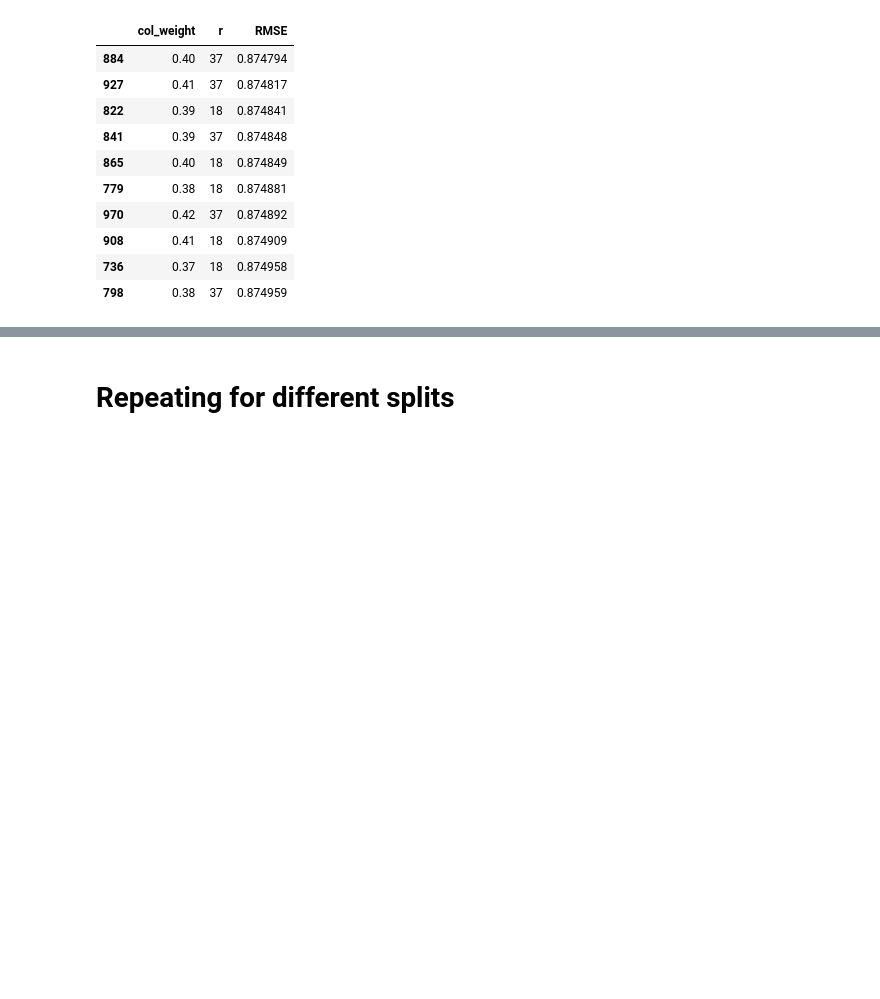
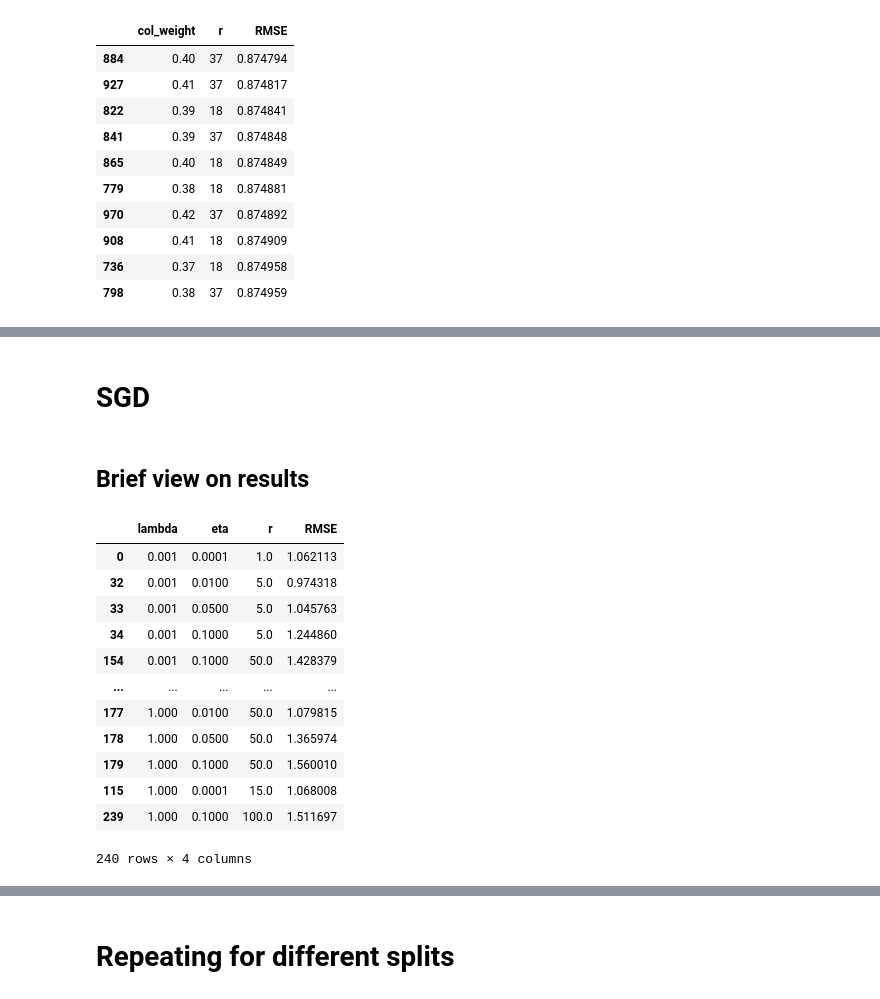
Before and after one commit to dmika1234/MoCaDR_proj1, a Jupyter notebook: src/presenting_results.ipynb, the cells around one changed output, grey strips where cells are left out. Saved outputs shown, nothing was run; the diff lists cells and outputs as text; code cells hidden in the pictures; blank space fills up the shorter version.

```diff
--- a/src/presenting_results.ipynb
+++ b/src/presenting_results.ipynb
@@ -226,0 +247,25 @@ plt.savefig('Report/fig/nmf_r_w.png')
+# %% [markdown]
+# SGD
+# %% [markdown]
+## Brief view on results
+# %%
+res_sgd_all = pd.read_csv('Results/results_sgd_all.csv')
+res_sgd_all.drop('index', inplace=True, axis=1)
+res_sgd_all2 = pd.read_csv('Results/results_sgd_all_2021.csv')
+res_sgd_all2.drop('index', inplace=True, axis=1)
+# %%
+res_sgd_all.sort_values('lambda')
+# %% [output]
+|  | lambda | eta | r | RMSE |
+| 0 | 0.001 | 0.0001 | 1.0 | 1.062113 |
+| 32 | 0.001 | 0.0100 | 5.0 | 0.974318 |
+| 33 | 0.001 | 0.0500 | 5.0 | 1.045763 |
+| 34 | 0.001 | 0.1000 | 5.0 | 1.244860 |
+| 154 | 0.001 | 0.1000 | 50.0 | 1.428379 |
+| ... | ... | ... | ... | ... |
+| 177 | 1.000 | 0.0100 | 50.0 | 1.079815 |
+| 178 | 1.000 | 0.0500 | 50.0 | 1.365974 |
+| 179 | 1.000 | 0.1000 | 50.0 | 1.560010 |
+| 115 | 1.000 | 0.0001 | 15.0 | 1.068008 |
+| 239 | 1.000 | 0.1000 | 100.0 | 1.511697 |
+240 rows × 4 columns
```
Also changed, not shown: parts of 10 cells of this notebook, 10 other files.
